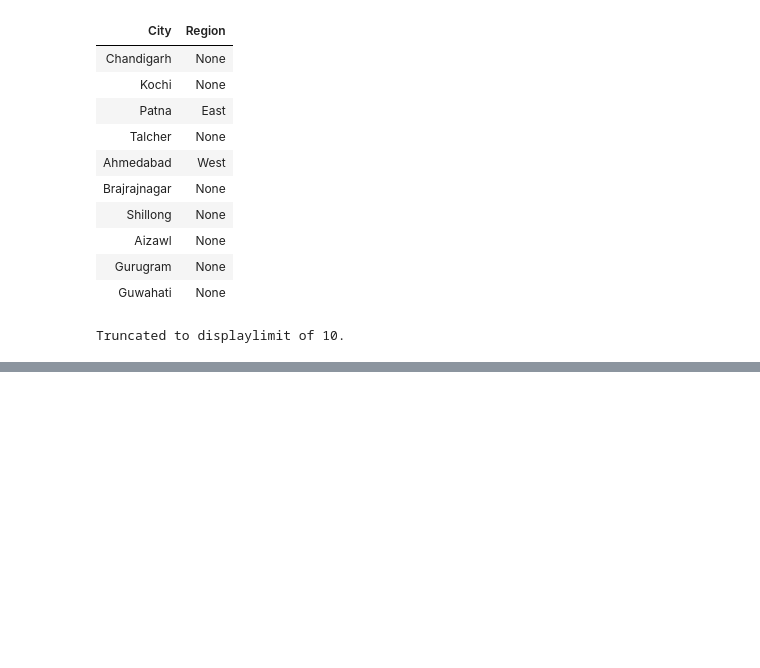
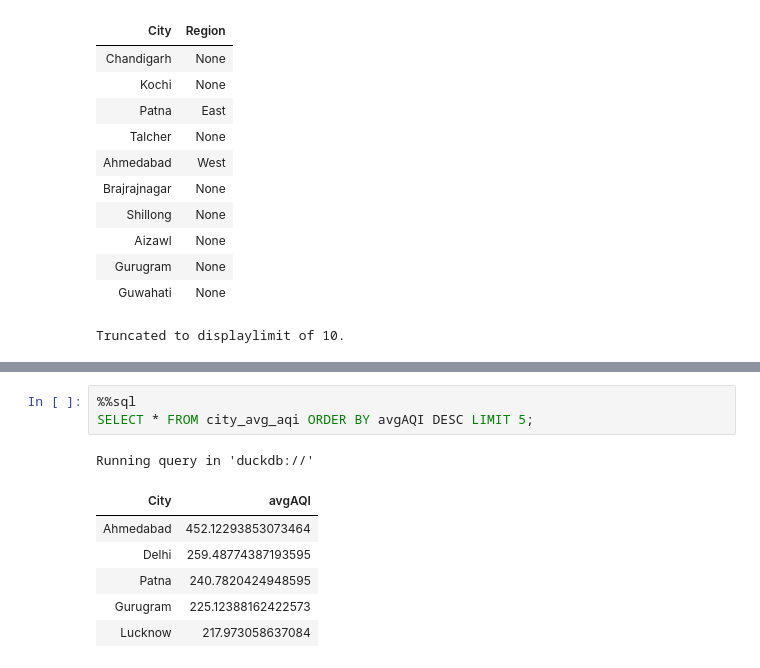
Before and after one commit to shefali-walia/ds-foundations, a Jupyter notebook: week08-sql/practice.ipynb, the cells around one changed output, grey strips where cells are left out. Drawn from its saved outputs; the diff is of its cells as text; blank space fills up the shorter version.

```diff
--- a/week08-sql/practice.ipynb
+++ b/week08-sql/practice.ipynb
@@ -390,0 +421,11 @@ Truncated to displaylimit of 10.
+# %%
+%%sql
+SELECT * FROM city_avg_aqi ORDER BY avgAQI DESC LIMIT 5;
+# %% [output]
+Running query in 'duckdb://'
+| City | avgAQI |
+| Ahmedabad | 452.12293853073464 |
+| Delhi | 259.48774387193595 |
+| Patna | 240.7820424948595 |
+| Gurugram | 225.12388162422573 |
+| Lucknow | 217.973058637084 |
```
Also changed, not shown: parts of 7 cells of this notebook.
